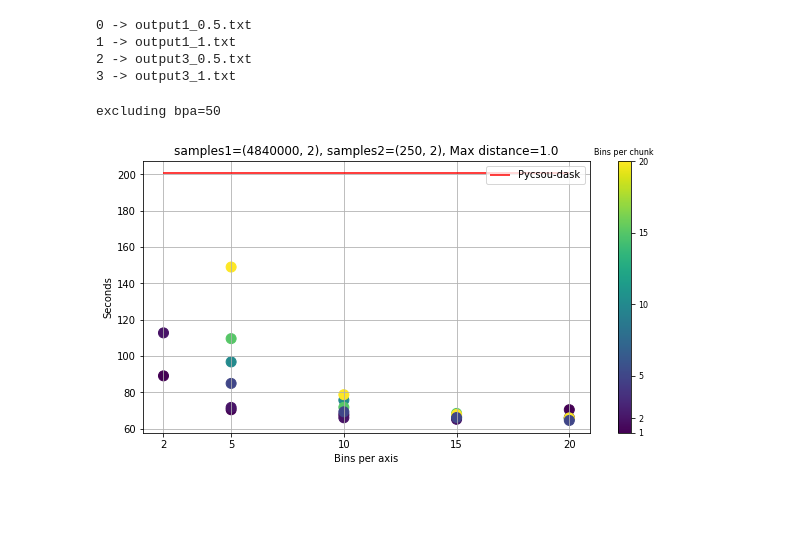
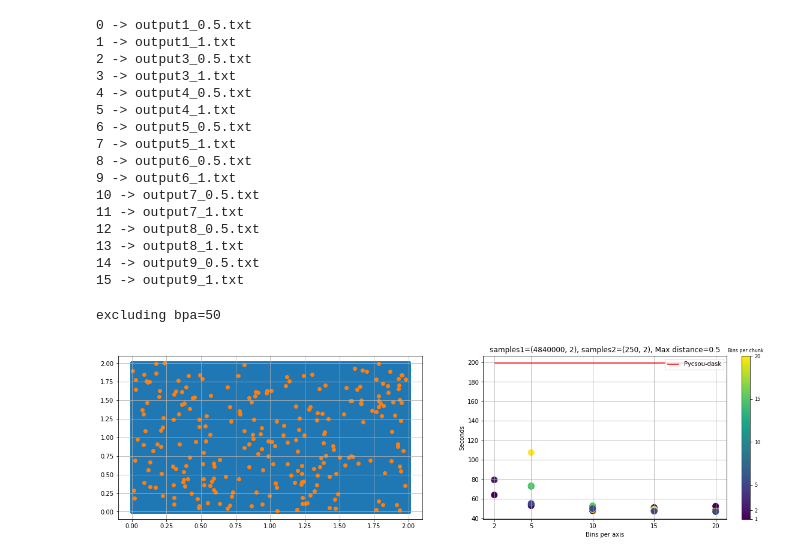
Before and after one commit to fandreuz/parallel-mapped-distance-matrix-archive, a Jupyter notebook: experiments/experiment_results_evaluation.ipynb, the cells around one changed output. Drawn from its saved outputs; the diff is of its cells as text; code cells hidden in the pictures; blank space fills up the shorter version.

Commit message:
subplot for visualization of the dataset. show dependency on #clusters

```diff
--- a/experiments/experiment_results_evaluation.ipynb
+++ b/experiments/experiment_results_evaluation.ipynb
@@ -15,8 +16,9 @@ def samples_shape_for_idx(data_idx):
     elif data_idx == 3:
         from biggest_data2 import samples1, samples2, func
     elif data_idx >= 4:
+        sys.argv[1] = data_idx
         from scattered import samples1, samples2, func
-    return samples1.shape, samples2.shape
+    return samples1, samples2
 
 lines_pattern = '([^\s]+) : ([^\n]*)'
 script_names_pattern = 'pmb_(\d+)_(\d+).py'
@@ -31,9 +33,10 @@ def parse_file(filename):
     result = dict()
 
     data_idx = int(filename[6:filename.index('_')])
-    result['shapes'] = samples_shape_for_idx(data_idx)
+    result['data_idx'] = data_idx
+    result['shapes'] = tuple(map(lambda s: s.shape, samples_shape_for_idx(data_idx)))
 
-    result['max_distance'] = float(filename[filename.index('_')+1:filename.index('.')])
+    result['max_distance'] = float(filename[filename.index('_')+1:filename.rindex('.')])
 
     best = (None,100000)
     with open("results/" + filename, "r") as file:
@@ -57,7 +60,7 @@ def parse_file(filename):
             else:
                 pycsou[script_name[script_name.index('_')+1:-3]] = time
 
-            if isinstance(time, float) and float(time) < best[1]:
+            if isinstance(time, float) and time < best[1]:
                 best = (script_name, float(time))
 
         result['by_bpa'] = by_bpa
@@ -79,7 +82,6 @@ def ticks_and_values(dc):
     return ticks, values, secondary_keys
 
 def plot_as_scatter(dc, logy=False, exclude=(), pycsou=['dask', 'sparse']):
-    plt.figure(figsize=(10,5))
     plt.title('samples1={}, samples2={}, Max distance={}'.format(*dc['shapes'], dc['max_distance']))
 
     # we make a copy to be sure
@@ -106,6 +108,8 @@ def plot_as_scatter(dc, logy=False, exclude=(), pycsou=['dask', 'sparse']):
     max_tick = max(filter(lambda val: len(dc['by_bpa'][val]) > 0, ticks))
     min_tick = min(filter(lambda val: len(dc['by_bpa'][val]) > 0, ticks))
     for p, color in zip(pycsou, ['r', 'g']):
+        if not isinstance(dc['pycsou'][p], float):
+            print('Skipping pycous-{} because data is not available'.format(p))
         plt.hlines(dc['pycsou'][p], min_tick, max_tick, color=color, label='Pycsou-{}'.format(p))
 
     plt.legend()
@@ -113,11 +117,9 @@ def plot_as_scatter(dc, logy=False, exclude=(), pycsou=['dask', 'sparse']):
     plt.xlabel('Bins per axis')
 
     plt.xticks(np.unique(ticks), np.unique(ticks))
-
-    plt.show()
 # %%
 outputs = sorted(os.listdir('results/'))
-results = list(map(parse_file, outputs))
+results = {(dc['data_idx'], dc['max_distance']) : dc for dc in map(parse_file, outputs)}
 
 for idx, filename in enumerate(outputs):
     print('{} -> {}'.format(idx, filename))
@@ -126,8 +128,34 @@ for idx, filename in enumerate(outputs):
 1 -> output1_1.txt
 2 -> output3_0.5.txt
 3 -> output3_1.txt
+4 -> output4_0.5.txt
+5 -> output4_1.txt
+6 -> output5_0.5.txt
+7 -> output5_1.txt
+8 -> output6_0.5.txt
+9 -> output6_1.txt
+10 -> output7_0.5.txt
+11 -> output7_1.txt
+12 -> output8_0.5.txt
+13 -> output8_1.txt
+14 -> output9_0.5.txt
+15 -> output9_1.txt
-# %%
-plot_as_scatter(results[3], exclude=(-1,), pycsou=['dask'])
-# %% [output]
-excluding bpa=50
-[figure, removed]
+# %%
+data_idx =3
+distance = 0.5
+
+plt.figure(figsize=(20,5))
+
+plt.subplot(1,2,1)
+samples1, samples2 = samples_shape_for_idx(data_idx)
+plt.scatter(samples1[:,0], samples1[:,1], label='samples1')
+plt.scatter(samples2[:,0], samples2[:,1], label='samples2')
+plt.grid()
+
+plt.subplot(1,2,2)
+plot_as_scatter(results[(data_idx, distance)], exclude=(-1,), pycsou=['dask'])
+
+plt.show()
+# %% [output]
+excluding bpa=50
+[figure, added]
```
Also changed, not shown: parts of 3 cells of this notebook.
